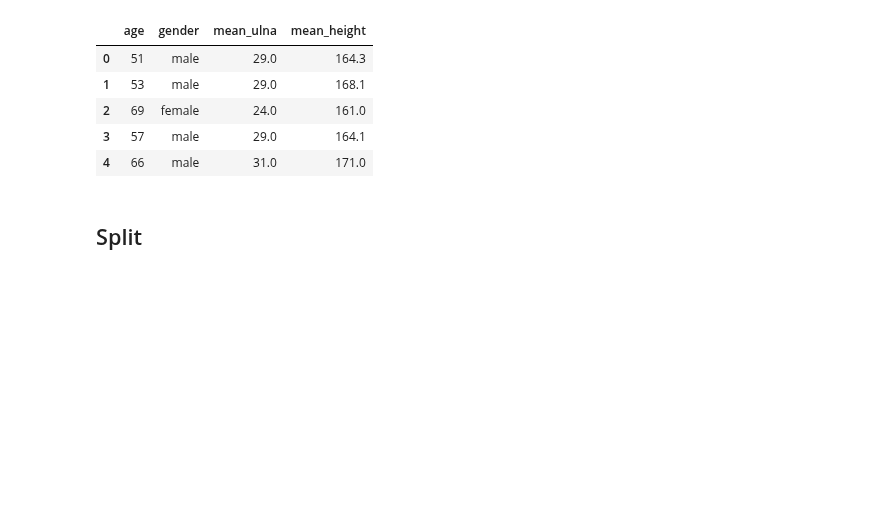
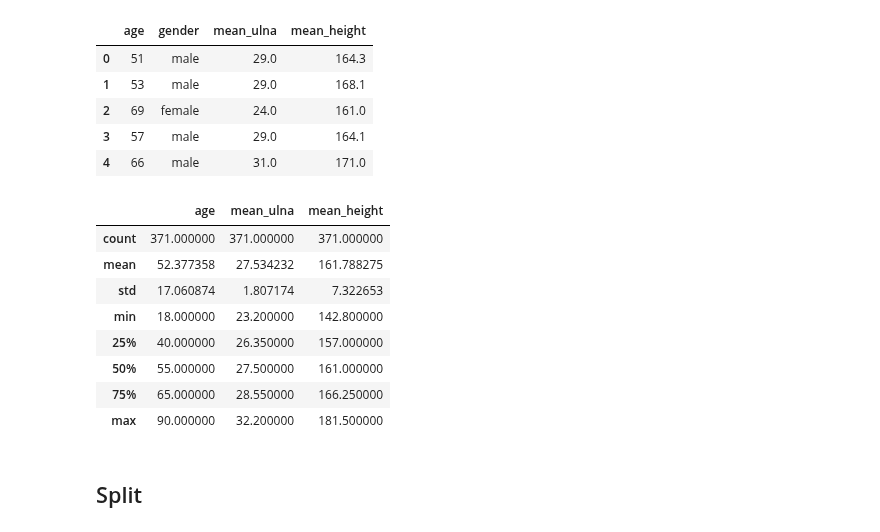
Before and after one commit to KomlaRD/agreement_height_ulna_length_study, a Jupyter notebook: predicting_height.ipynb, the cells around one changed output. Cells and saved outputs as stored; diff of their text form; code cells hidden in the pictures; blank space fills up the shorter version.

Commit message:
Describe dataset

```diff
--- a/predicting_height.ipynb
+++ b/predicting_height.ipynb
@@ -56,3 +56,16 @@ df.head()
 | 2 | 69 | female | 24.0 | 161.0 |
 | 3 | 57 | male | 29.0 | 164.1 |
 | 4 | 66 | male | 31.0 | 171.0 |
+# %%
+# Describe dataset
+df.describe()
+# %% [output]
+|  | age | mean_ulna | mean_height |
+| count | 371.000000 | 371.000000 | 371.000000 |
+| mean | 52.377358 | 27.534232 | 161.788275 |
+| std | 17.060874 | 1.807174 | 7.322653 |
+| min | 18.000000 | 23.200000 | 142.800000 |
+| 25% | 40.000000 | 26.350000 | 157.000000 |
+| 50% | 55.000000 | 27.500000 | 161.000000 |
+| 75% | 65.000000 | 28.550000 | 166.250000 |
+| max | 90.000000 | 32.200000 | 181.500000 |
```
Also changed, not shown: parts of 1 cell of this notebook.
